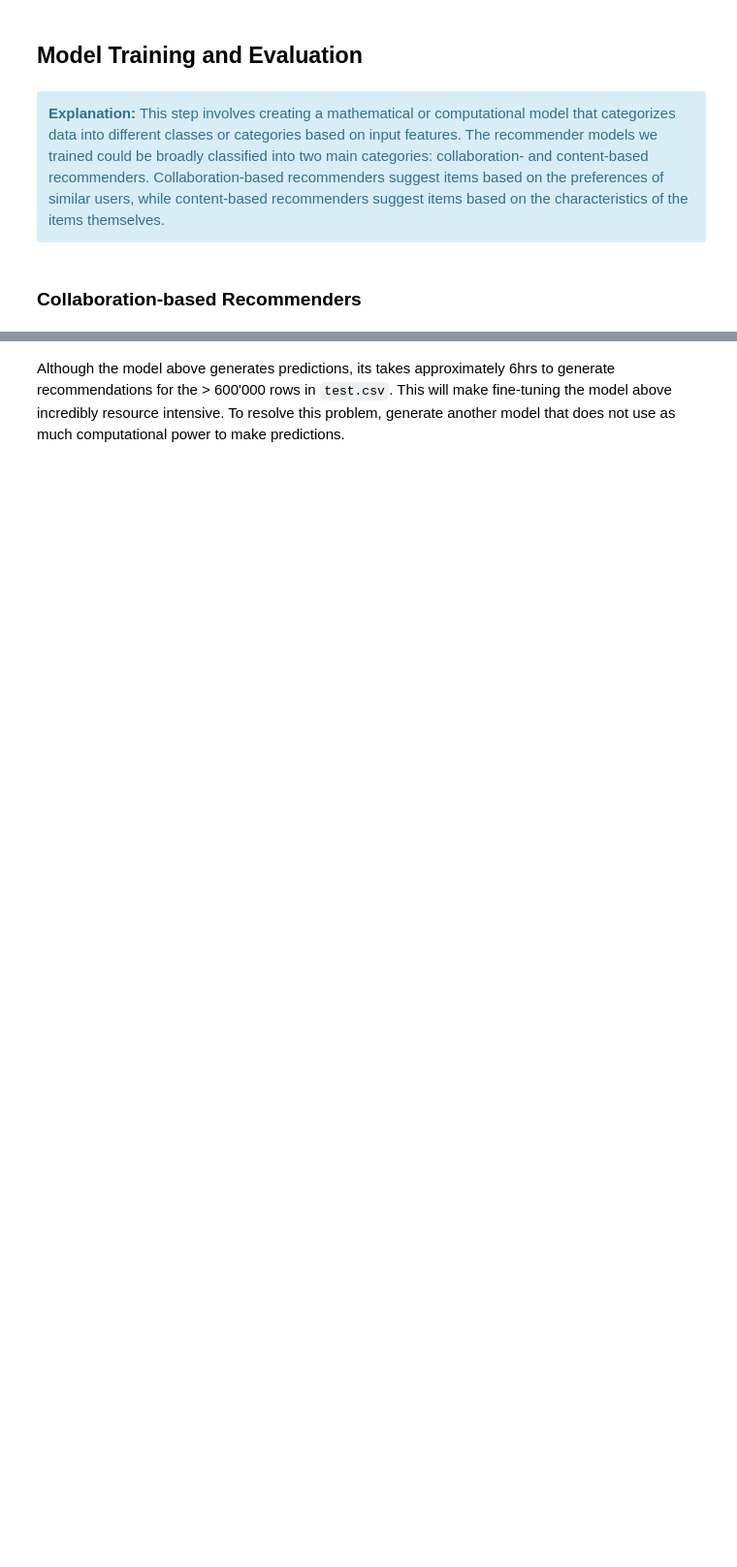
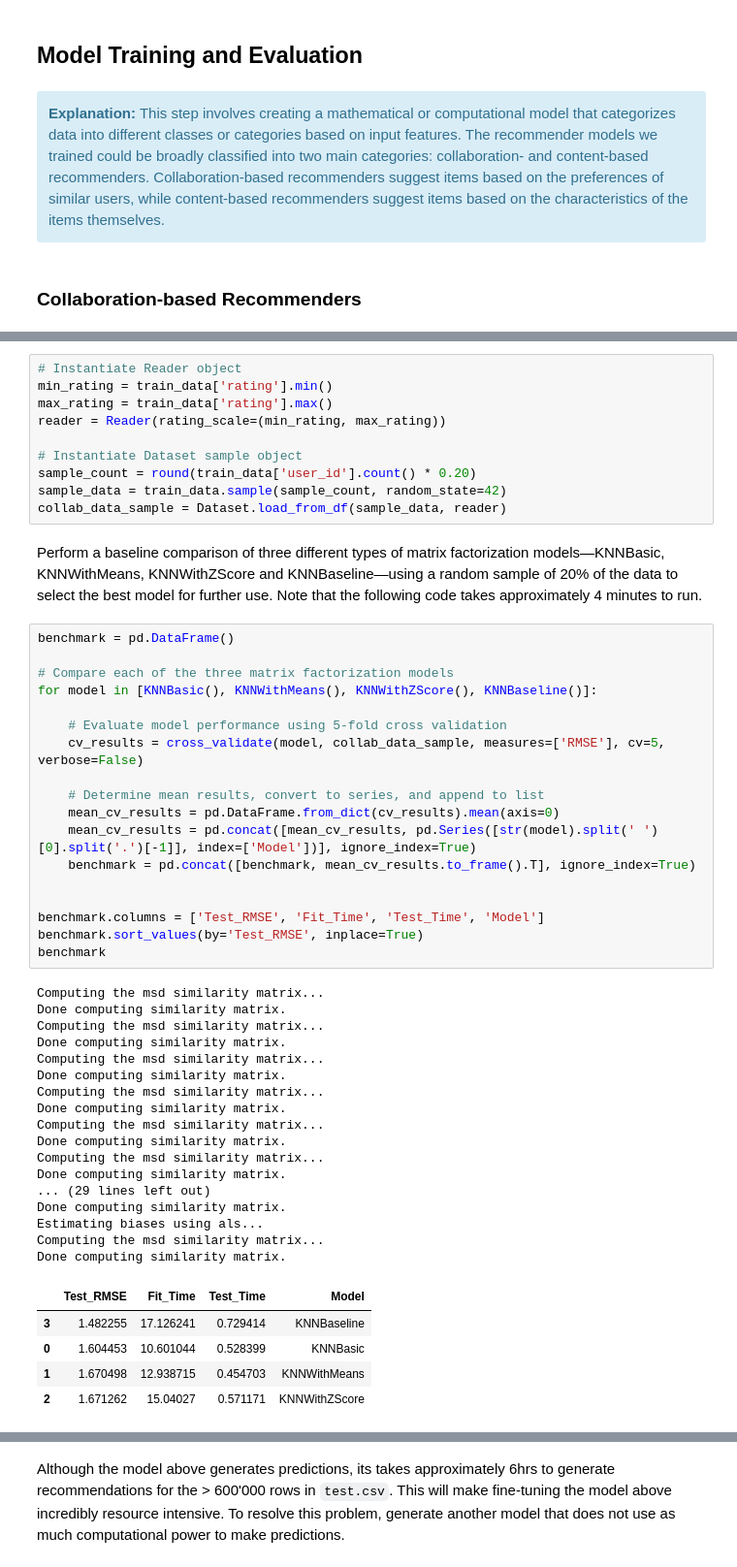
Before and after one commit to Refilwemasapu/Unsupervised-Learning_EG1, a Jupyter notebook: Unsupervised_Learning.ipynb, the cells around one changed output, grey strips where cells are left out. Shown at 97% size. Drawn from its saved outputs; the diff is of its cells as text; blank space fills up the shorter version.

```diff
--- a/Unsupervised_Learning.ipynb
+++ b/Unsupervised_Learning.ipynb
@@ -671,0 +534,53 @@ print(predict_rating(user_id=73515, anime_id=31730, sim_threshold=0.0))
+# %%
+# Instantiate Reader object
+min_rating = train_data['rating'].min()
+max_rating = train_data['rating'].max()
+reader = Reader(rating_scale=(min_rating, max_rating))
+
+# Instantiate Dataset sample object
+sample_count = round(train_data['user_id'].count() * 0.20)
+sample_data = train_data.sample(sample_count, random_state=42)
+collab_data_sample = Dataset.load_from_df(sample_data, reader)
+# %% [markdown]
+Perform a baseline comparison of three different types of matrix factorization models—KNNBasic, KNNWithMeans, KNNWithZScore and KNNBaseline—using a random sample of 20% of the data to select the best model for further use. Note that the following code takes approximately 4 minutes to run.
+# %%
+benchmark = pd.DataFrame()
+
+# Compare each of the three matrix factorization models
+for model in [KNNBasic(), KNNWithMeans(), KNNWithZScore(), KNNBaseline()]:
+
+    # Evaluate model performance using 5-fold cross validation
+    cv_results = cross_validate(model, collab_data_sample, measures=['RMSE'], cv=5, verbose=False)
+
+    # Determine mean results, convert to series, and append to list
+    mean_cv_results = pd.DataFrame.from_dict(cv_results).mean(axis=0)
+    mean_cv_results = pd.concat([mean_cv_results, pd.Series([str(model).split(' ')[0].split('.')[-1]], index=['Model'])], ignore_index=True)
+    benchmark = pd.concat([benchmark, mean_cv_results.to_frame().T], ignore_index=True)
+
+
+benchmark.columns = ['Test_RMSE', 'Fit_Time', 'Test_Time', 'Model']
+benchmark.sort_values(by='Test_RMSE', inplace=True)
+benchmark
+# %% [output]
+Computing the msd similarity matrix...
+Done computing similarity matrix.
+Computing the msd similarity matrix...
+Done computing similarity matrix.
+Computing the msd similarity matrix...
+Done computing similarity matrix.
+Computing the msd similarity matrix...
+Done computing similarity matrix.
+Computing the msd similarity matrix...
+Done computing similarity matrix.
+Computing the msd similarity matrix...
+Done computing similarity matrix.
+... (29 lines left out)
+Done computing similarity matrix.
+Estimating biases using als...
+Computing the msd similarity matrix...
+Done computing similarity matrix.
+|  | Test_RMSE | Fit_Time | Test_Time | Model |
+| 3 | 1.482255 | 17.126241 | 0.729414 | KNNBaseline |
+| 0 | 1.604453 | 10.601044 | 0.528399 | KNNBasic |
+| 1 | 1.670498 | 12.938715 | 0.454703 | KNNWithMeans |
+| 2 | 1.671262 | 15.04027 | 0.571171 | KNNWithZScore |
```
Also changed, not shown: parts of 28 cells of this notebook.
